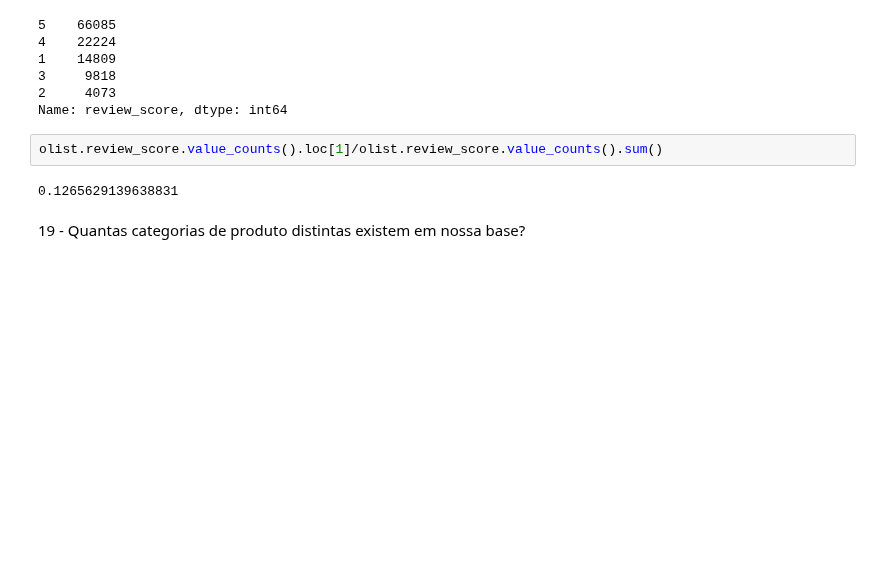
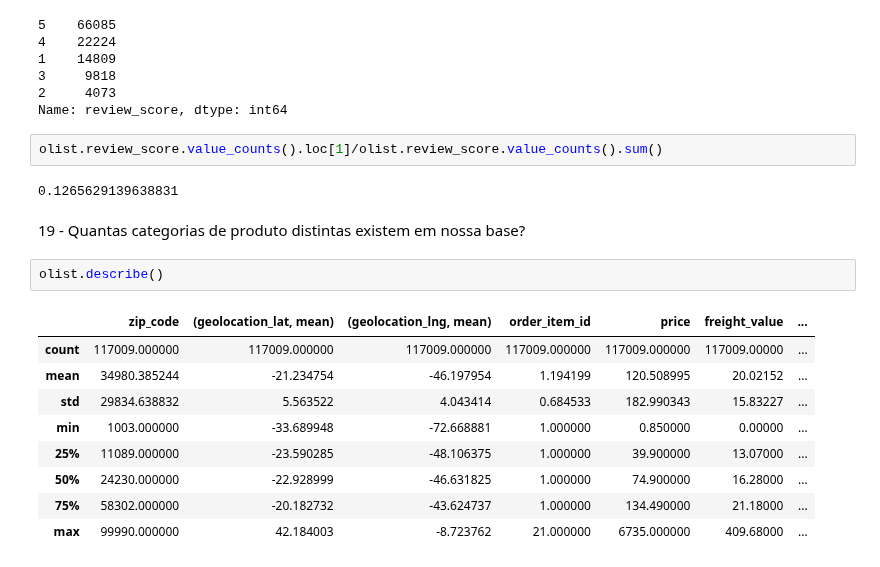
Before and after one commit to skillox1/PADSW06MDCD, a Jupyter notebook: Olist.ipynb, the cells around one changed output. Drawn from its saved outputs; the diff is of its cells as text; blank space fills up the shorter version.

```diff
--- a/Olist.ipynb
+++ b/Olist.ipynb
@@ -201,3 +203,15 @@ olist.review_score.value_counts().loc[1]/olist.review_score.value_counts().sum()
 0.1265629139638831
 # %% [markdown]
 19 - Quantas categorias de produto distintas existem em nossa base?
+# %%
+olist.describe()
+# %% [output]
+|  | zip_code | (geolocation_lat, mean) | (geolocation_lng, mean) | order_item_id | price | freight_value | ... |
+| count | 117009.000000 | 117009.000000 | 117009.000000 | 117009.000000 | 117009.000000 | 117009.00000 | ... |
+| mean | 34980.385244 | -21.234754 | -46.197954 | 1.194199 | 120.508995 | 20.02152 | ... |
+| std | 29834.638832 | 5.563522 | 4.043414 | 0.684533 | 182.990343 | 15.83227 | ... |
+| min | 1003.000000 | -33.689948 | -72.668881 | 1.000000 | 0.850000 | 0.00000 | ... |
+| 25% | 11089.000000 | -23.590285 | -48.106375 | 1.000000 | 39.900000 | 13.07000 | ... |
+| 50% | 24230.000000 | -22.928999 | -46.631825 | 1.000000 | 74.900000 | 16.28000 | ... |
+| 75% | 58302.000000 | -20.182732 | -43.624737 | 1.000000 | 134.490000 | 21.18000 | ... |
+| max | 99990.000000 | 42.184003 | -8.723762 | 21.000000 | 6735.000000 | 409.68000 | ... |
```
Also changed, not shown: parts of 1 cell of this notebook.
